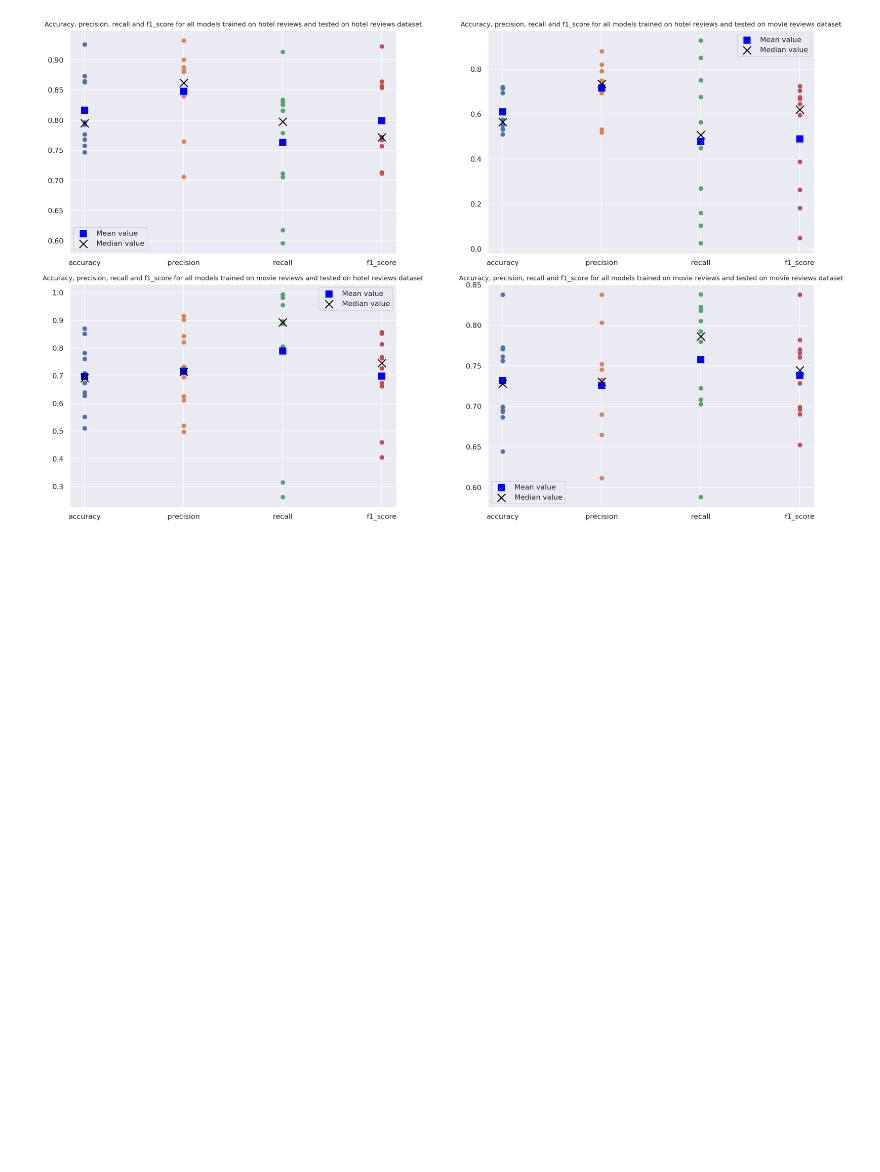
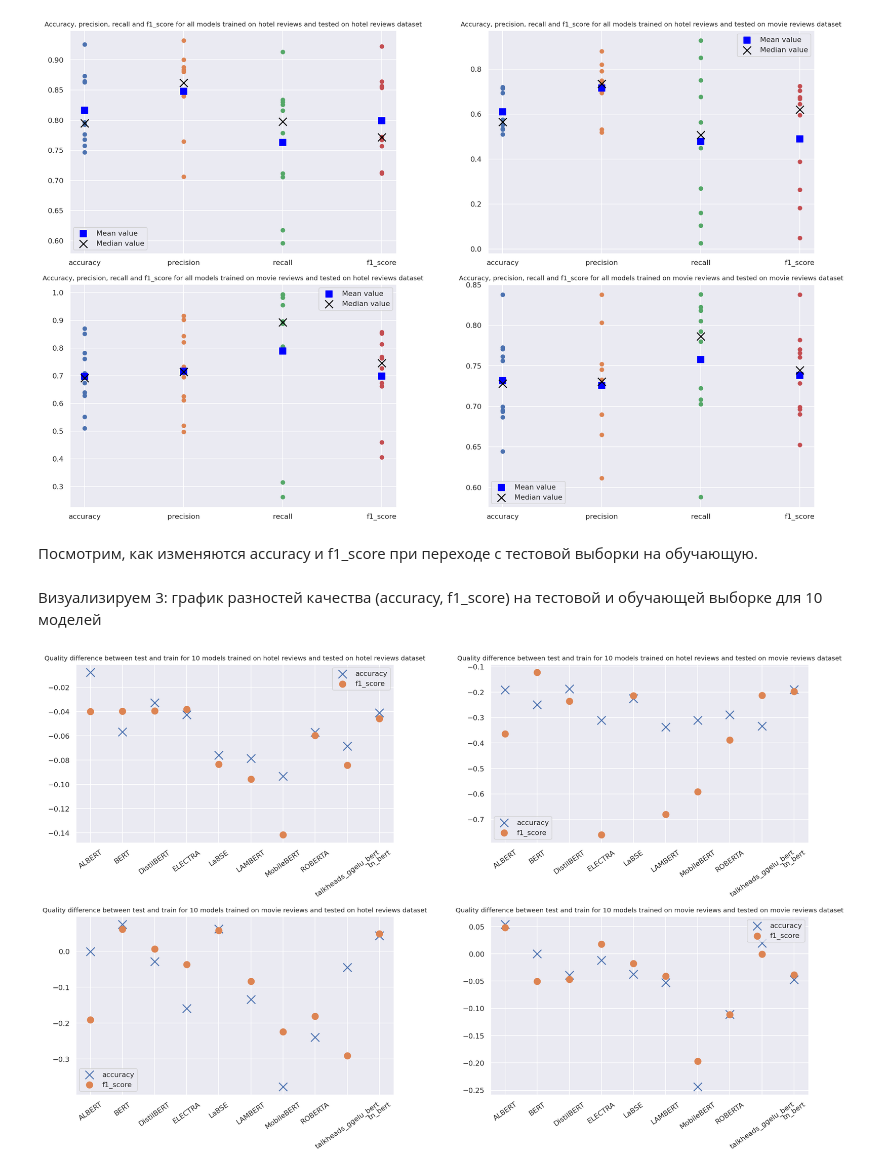
Before and after one commit to Oleg13Kopylov/comparing_datasets, a Jupyter notebook: df_with_all_models.ipynb, the cells around one changed output. Drawn from its saved outputs; the diff is of its cells as text; code cells hidden in the pictures; blank space fills up the shorter version.

```diff
--- a/df_with_all_models.ipynb
+++ b/df_with_all_models.ipynb
@@ -422,3 +793,27 @@ fig.tight_layout()
 plt.show()
 # %% [output]
 [figure]
+# %% [markdown]
+Посмотрим, как изменяются accuracy и f1_score при переходе с тестовой выборки на обучающую.
+# %% [markdown]
+Визуализируем 3:
+график разностей качества (accuracy, f1_score) на тестовой и обучающей выборке для 10 моделей
+# %%
+fig, axes = plt.subplots(2, 2, figsize=(18, 11))
+for i in range(2):
+    for j in range(2):
+        df_cur = df_with_quality_difference[df_with_quality_difference.index.str.contains('trained on ' + dataset_names[i] +
+                                                                                  ' reviews and tested on ' + dataset_names[j] + ' reviews dataset') == True]
+        axes[i, j].scatter(x=model_names, y=df_cur.accuracy, label='accuracy', marker='x', s=170)
+        # axes[i, j].scatter(x=model_names, y=df_cur.precision, label='precision', marker='s', s=100)
+        # axes[i, j].scatter(x=model_names, y=df_cur.recall, label='recall', marker='^', s=100)
+        axes[i, j].scatter(x=model_names, y=df_cur.f1_score, label='f1_score', s=100)
+        axes[i, j].set_title("Quality difference between test and train for 10 models "
+         + 'trained on ' + dataset_names[i] +' reviews and tested on '
+         + dataset_names[j] + ' reviews dataset', fontsize=10)
+        axes[i, j].tick_params(axis='x', labelrotation = 35)
+        axes[i, j].legend()
+fig.tight_layout()
+plt.show()
+# %% [output]
+[figure, added]
```
Also changed, not shown: parts of 48 cells of this notebook.
